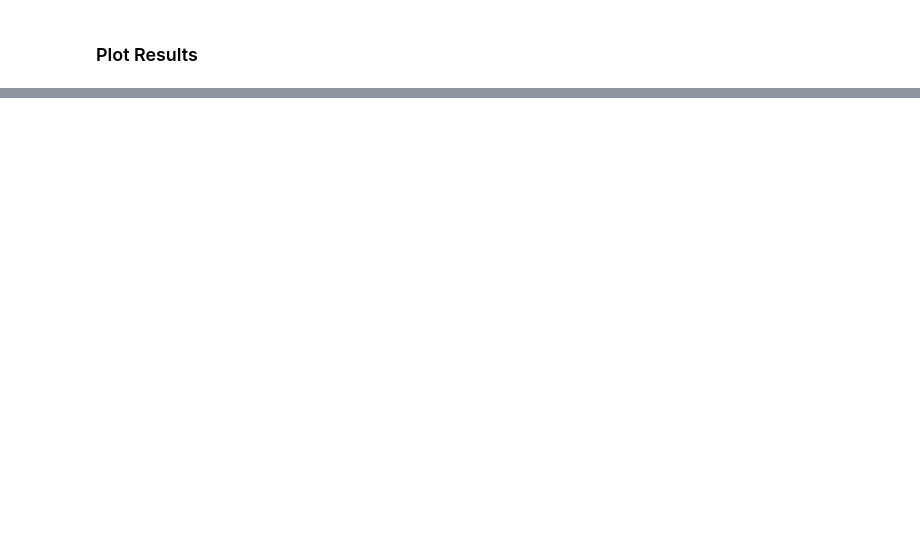
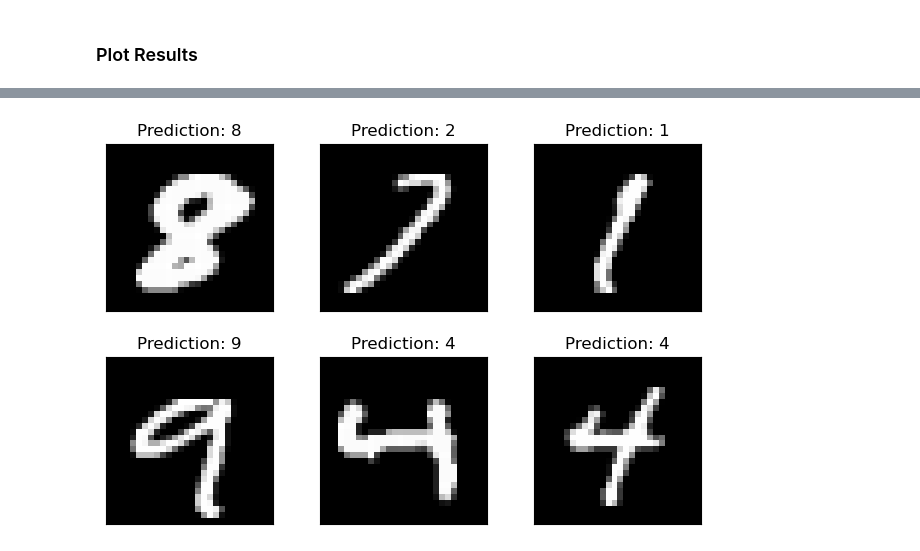
Before and after one commit to ryanchristopher27/CS8770-NeuralNetworks, a Jupyter notebook: mnist_models.ipynb, the cells around one changed output, grey strips where cells are left out. Saved outputs shown, nothing was run; the diff lists cells and outputs as text; code cells hidden in the pictures; blank space fills up the shorter version.

```diff
--- a/mnist_models.ipynb
+++ b/mnist_models.ipynb
@@ -84,13 +93,15 @@ class CNN(nn.Module):
 # %% [markdown]
 ### Select Model and Define HyperParameters
 # %%
-# model = MLP(
-#     D_in = 28*28,
-#     H1 = 28*28,
-#     H2 = 128,
-#     D_out = 10,
-# )
-model = CNN()
+model = MLP(
+    D_in = 28*28,
+    H1 = 28*28,
+    H2 = 128,
+    D_out = 10,
+)
+# model = CNN()
+
+print(model)
 
 epochs = 10
 learning_rate = 0.001
@@ -98,4 +109,6 @@ momentum = 0.3
 
 optimizer = optim.SGD(model.parameters(), lr=learning_rate, momentum=momentum)
 
+criterion = nn.CrossEntropyLoss()
+
 status_interval = 10
@@ -185,14 +225,15 @@ ValueError: x and y must be the same size
 # %%
 with torch.no_grad():
   output = model(example_data)
 
 fig = plt.figure()
 for i in range(6):
   plt.subplot(2,3,i+1)
   plt.tight_layout()
   plt.imshow(example_data[i][0], cmap='gray', interpolation='none')
   plt.title("Prediction: {}".format(
     output.data.max(1, keepdim=True)[1][i].item()))
   plt.xticks([])
   plt.yticks([])
-fig
+# %% [output]
+[figure, added]
```
Also changed, not shown: parts of 8 cells of this notebook, 1 other file.
